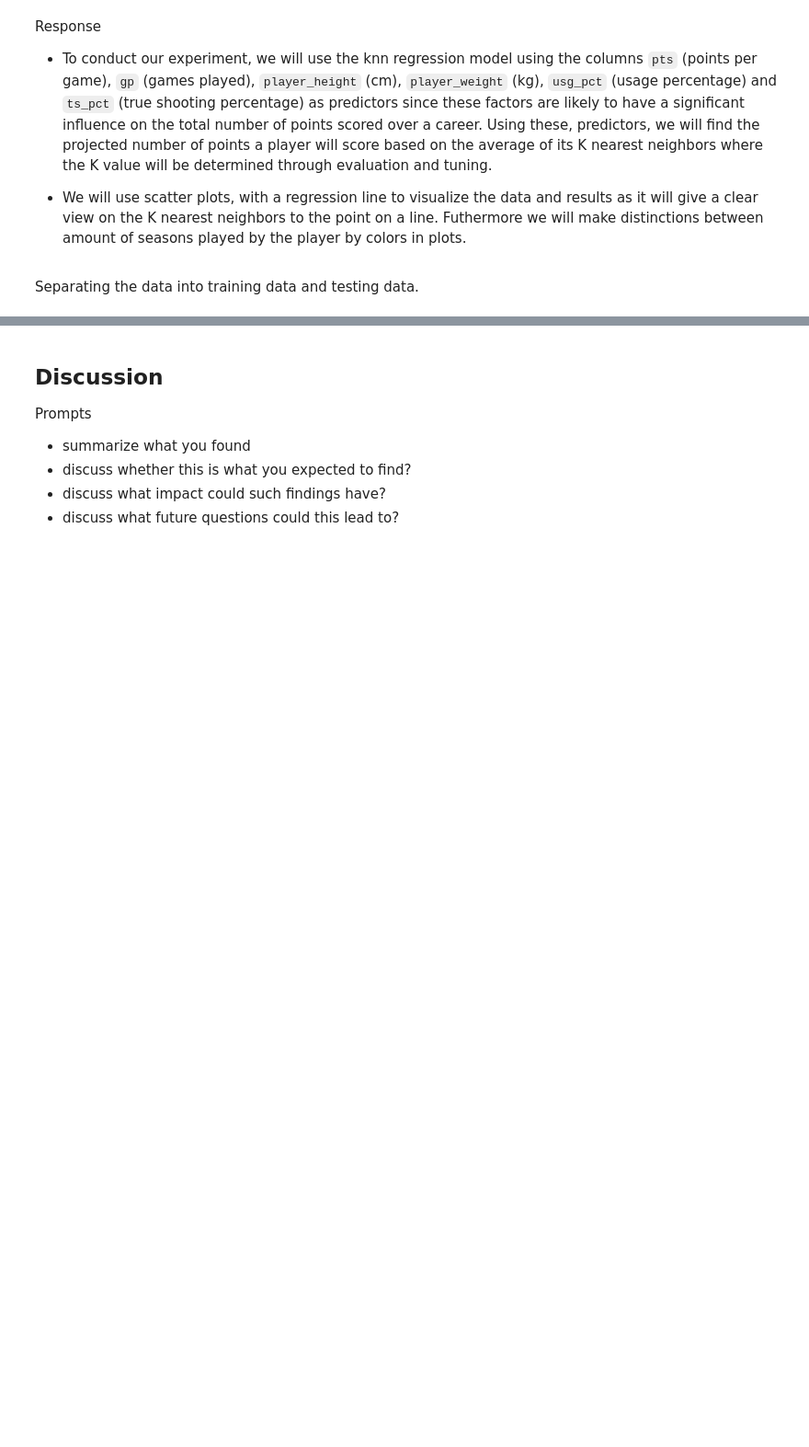
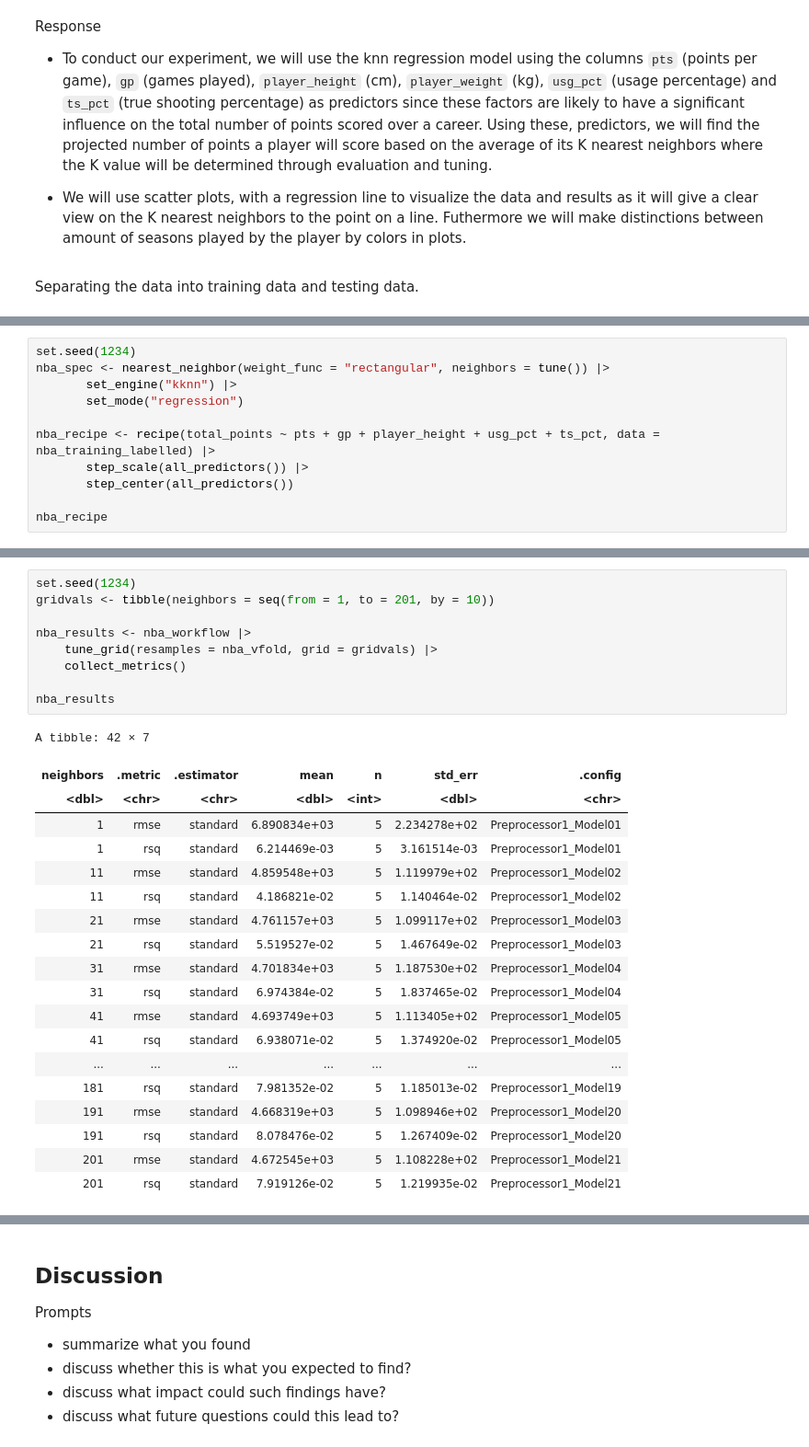
Before and after one commit to notjamesw/Group_Project_DSCI100, a Jupyter notebook: Project Report.ipynb, the cells around one changed output, grey strips where cells are left out. Shown: that part at 92% size. Drawn from its saved outputs; the diff is of its cells as text; blank space fills up the shorter version.

```diff
--- a/Project Report.ipynb
+++ b/Project Report.ipynb
@@ -226,0 +248,11 @@ A data.frame: 6 × 20
+# %%
+set.seed(1234)
+nba_spec <- nearest_neighbor(weight_func = "rectangular", neighbors = tune()) |>
+       set_engine("kknn") |>
+       set_mode("regression")
+
+nba_recipe <- recipe(total_points ~ pts + gp + player_height + usg_pct + ts_pct, data = nba_training_labelled) |>
+       step_scale(all_predictors()) |>
+       step_center(all_predictors())
+
+nba_recipe
@@ -226,0 +298,29 @@ A data.frame: 6 × 20
+# %%
+set.seed(1234)
+gridvals <- tibble(neighbors = seq(from = 1, to = 201, by = 10))
+
+nba_results <- nba_workflow |>
+    tune_grid(resamples = nba_vfold, grid = gridvals) |>
+    collect_metrics()
+
+nba_results
+# %% [output]
+A tibble: 42 × 7
+| neighbors | .metric | .estimator | mean | n | std_err | .config |
+| <dbl> | <chr> | <chr> | <dbl> | <int> | <dbl> | <chr> |
+| 1 | rmse | standard | 6.890834e+03 | 5 | 2.234278e+02 | Preprocessor1_Model01 |
+| 1 | rsq | standard | 6.214469e-03 | 5 | 3.161514e-03 | Preprocessor1_Model01 |
+| 11 | rmse | standard | 4.859548e+03 | 5 | 1.119979e+02 | Preprocessor1_Model02 |
+| 11 | rsq | standard | 4.186821e-02 | 5 | 1.140464e-02 | Preprocessor1_Model02 |
+| 21 | rmse | standard | 4.761157e+03 | 5 | 1.099117e+02 | Preprocessor1_Model03 |
+| 21 | rsq | standard | 5.519527e-02 | 5 | 1.467649e-02 | Preprocessor1_Model03 |
+| 31 | rmse | standard | 4.701834e+03 | 5 | 1.187530e+02 | Preprocessor1_Model04 |
+| 31 | rsq | standard | 6.974384e-02 | 5 | 1.837465e-02 | Preprocessor1_Model04 |
+| 41 | rmse | standard | 4.693749e+03 | 5 | 1.113405e+02 | Preprocessor1_Model05 |
+| 41 | rsq | standard | 6.938071e-02 | 5 | 1.374920e-02 | Preprocessor1_Model05 |
+| ... | ... | ... | ... | ... | ... | ... |
+| 181 | rsq | standard | 7.981352e-02 | 5 | 1.185013e-02 | Preprocessor1_Model19 |
+| 191 | rmse | standard | 4.668319e+03 | 5 | 1.098946e+02 | Preprocessor1_Model20 |
+| 191 | rsq | standard | 8.078476e-02 | 5 | 1.267409e-02 | Preprocessor1_Model20 |
+| 201 | rmse | standard | 4.672545e+03 | 5 | 1.108228e+02 | Preprocessor1_Model21 |
+| 201 | rsq | standard | 7.919126e-02 | 5 | 1.219935e-02 | Preprocessor1_Model21 |
```
Also changed, not shown: parts of 10 cells of this notebook.
